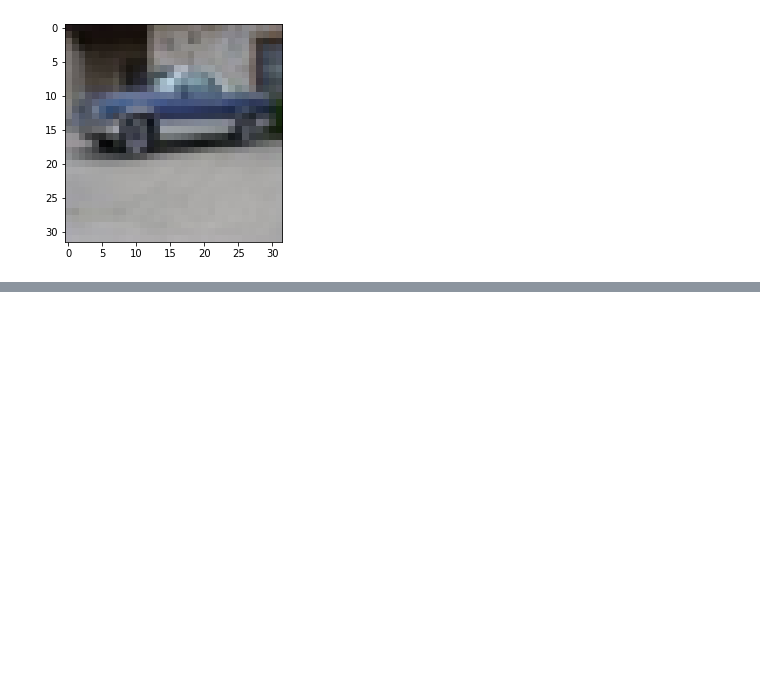
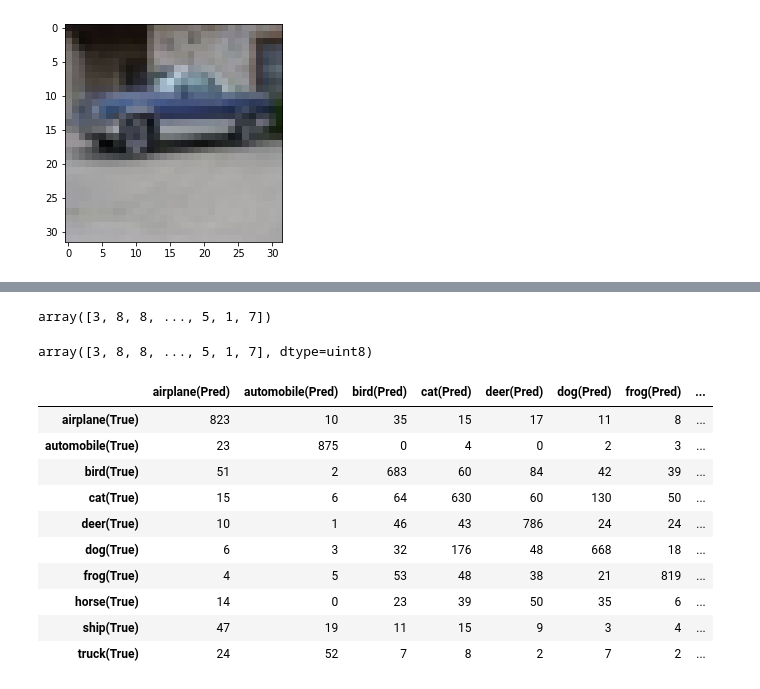
Before and after one commit to Elwing-Chou/ximen1129, a Jupyter notebook: cnn.ipynb, the cells around one changed output, grey strips where cells are left out. Saved outputs shown, nothing was run; the diff lists cells and outputs as text; code cells hidden in the pictures; blank space fills up the shorter version.

```diff
--- a/cnn.ipynb
+++ b/cnn.ipynb
@@ -98,0 +102,31 @@ Epoch 1/100
+# %%
+pre = model.predict(x_test_norm).argmax(axis=1)
+pre
+# %% [output]
+array([3, 8, 8, ..., 5, 1, 7])
+# %%
+# the same: y_test.reshape(-1)
+y_test_reshape = y_test.reshape(10000)
+y_test_reshape
+# %% [output]
+array([3, 8, 8, ..., 5, 1, 7], dtype=uint8)
+# %%
+# tensorflow: one-hot sklearn: original
+import pandas as pd
+from sklearn.metrics import confusion_matrix
+mat = confusion_matrix(y_test, pre)
+pd.DataFrame(mat,
+      index=["{}(True)".format(trans[i]) for i in range(10)],
+      columns=["{}(Pred)".format(trans[i]) for i in range(10)])
+# %% [output]
+|  | airplane(Pred) | automobile(Pred) | bird(Pred) | cat(Pred) | deer(Pred) | dog(Pred) | frog(Pred) | ... |
+| airplane(True) | 823 | 10 | 35 | 15 | 17 | 11 | 8 | ... |
+| automobile(True) | 23 | 875 | 0 | 4 | 0 | 2 | 3 | ... |
+| bird(True) | 51 | 2 | 683 | 60 | 84 | 42 | 39 | ... |
+| cat(True) | 15 | 6 | 64 | 630 | 60 | 130 | 50 | ... |
+| deer(True) | 10 | 1 | 46 | 43 | 786 | 24 | 24 | ... |
+| dog(True) | 6 | 3 | 32 | 176 | 48 | 668 | 18 | ... |
+| frog(True) | 4 | 5 | 53 | 48 | 38 | 21 | 819 | ... |
+| horse(True) | 14 | 0 | 23 | 39 | 50 | 35 | 6 | ... |
+| ship(True) | 47 | 19 | 11 | 15 | 9 | 3 | 4 | ... |
+| truck(True) | 24 | 52 | 7 | 8 | 2 | 7 | 2 | ... |
```
Also changed, not shown: parts of 4 cells of this notebook.
